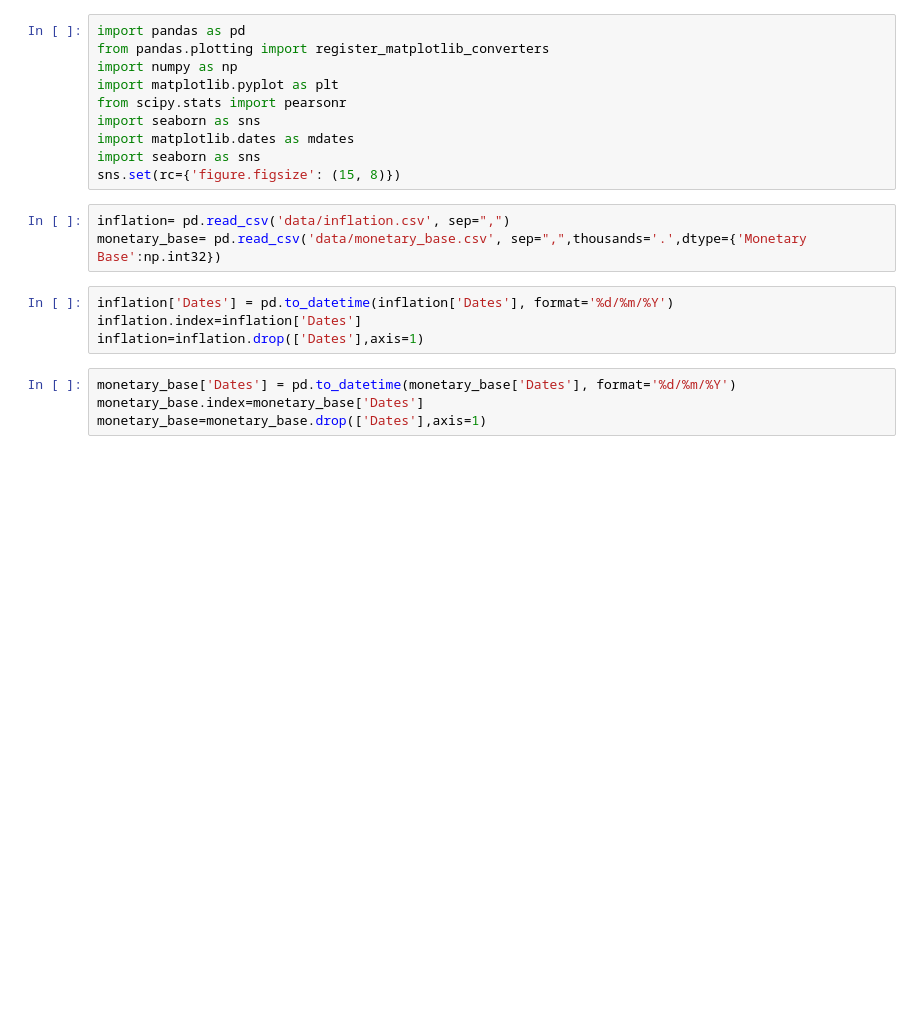
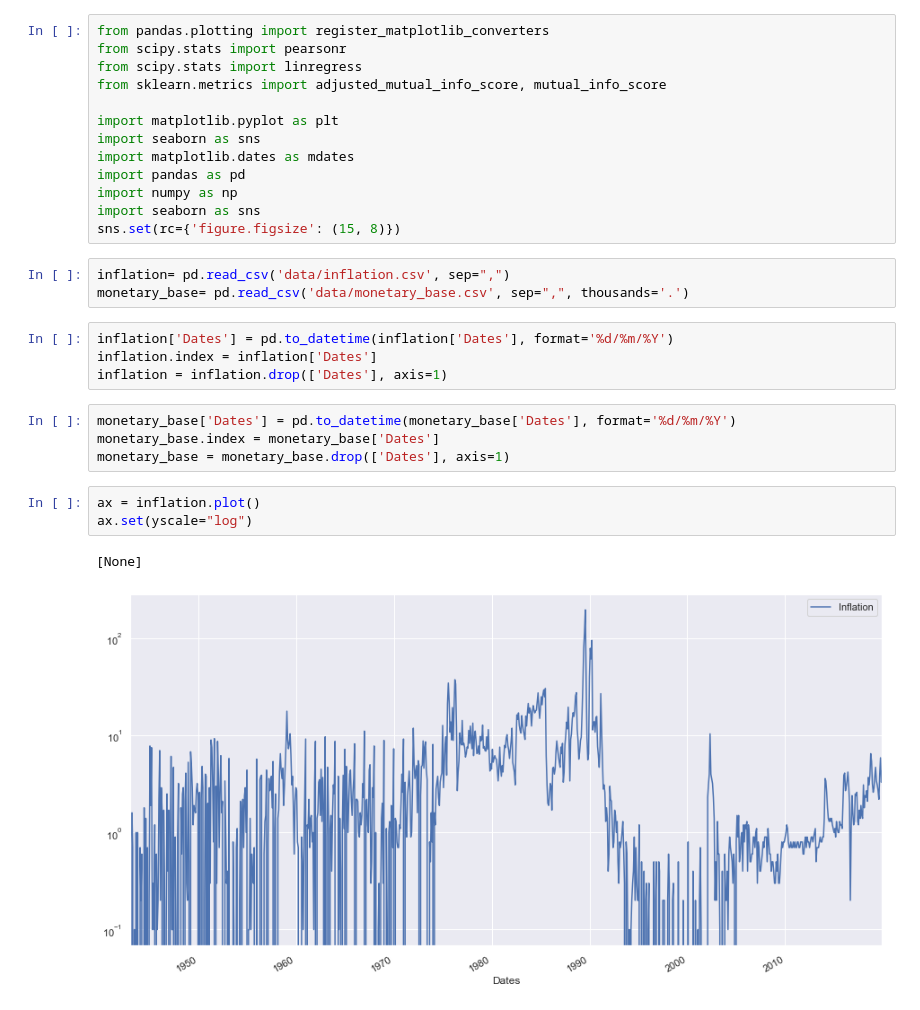
Before and after one commit to lambdaclass/finance_playground, a Jupyter notebook: notebooks/cmb_inflation/Correlation.ipynb, the cells around one changed output. Saved outputs shown, nothing was run; the diff lists cells and outputs as text; blank space fills up the shorter version.

```diff
--- a/notebooks/cmb_inflation/Correlation.ipynb
+++ b/notebooks/cmb_inflation/Correlation.ipynb
@@ -1,21 +1,30 @@
 # %%
-import pandas as pd
 from pandas.plotting import register_matplotlib_converters
-import numpy as np
+from scipy.stats import pearsonr
+from scipy.stats import linregress
+from sklearn.metrics import adjusted_mutual_info_score, mutual_info_score
+
 import matplotlib.pyplot as plt
-from scipy.stats import pearsonr
 import seaborn as sns
 import matplotlib.dates as mdates
+import pandas as pd
+import numpy as np
 import seaborn as sns
 sns.set(rc={'figure.figsize': (15, 8)})
 # %%
 inflation= pd.read_csv('data/inflation.csv', sep=",")
-monetary_base= pd.read_csv('data/monetary_base.csv', sep=",",thousands='.',dtype={'Monetary Base':np.int32})
+monetary_base= pd.read_csv('data/monetary_base.csv', sep=",", thousands='.')
 # %%
 inflation['Dates'] = pd.to_datetime(inflation['Dates'], format='%d/%m/%Y')
-inflation.index=inflation['Dates']
-inflation=inflation.drop(['Dates'],axis=1)
+inflation.index = inflation['Dates']
+inflation = inflation.drop(['Dates'], axis=1)
 # %%
 monetary_base['Dates'] = pd.to_datetime(monetary_base['Dates'], format='%d/%m/%Y')
-monetary_base.index=monetary_base['Dates']
-monetary_base=monetary_base.drop(['Dates'],axis=1)
+monetary_base.index = monetary_base['Dates']
+monetary_base = monetary_base.drop(['Dates'], axis=1)
+# %%
+ax = inflation.plot()
+ax.set(yscale="log")
+# %% [output]
+[None]
+[figure, added]
```
Also changed, not shown: parts of 35 cells of this notebook.
